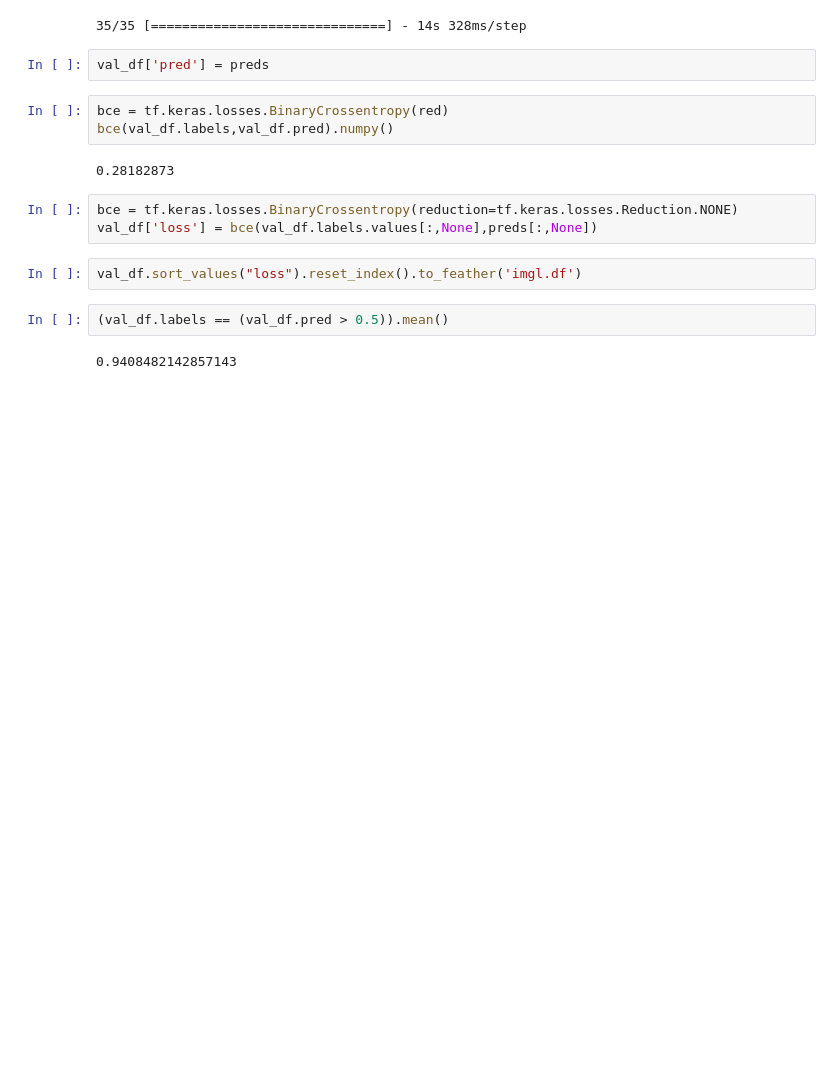
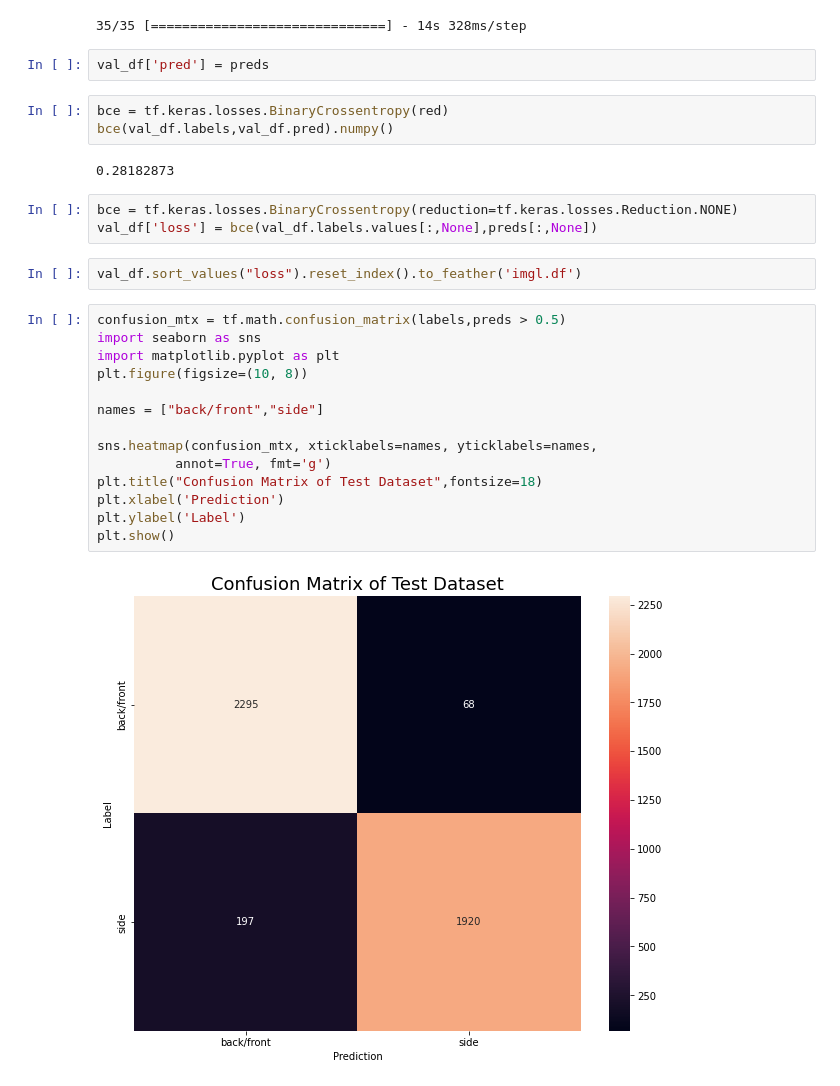
Before and after one commit to MockaWolke/SVI_Model_ToolBox, a Jupyter notebook: view_directions_sequence/training/retrain_best_model.ipynb, the cells around one changed output. Drawn from its saved outputs; the diff is of its cells as text; blank space fills up the shorter version.

```diff
--- a/view_directions_sequence/training/retrain_best_model.ipynb
+++ b/view_directions_sequence/training/retrain_best_model.ipynb
@@ -227,7 +227,19 @@ bce = tf.keras.losses.BinaryCrossentropy(reduction=tf.keras.losses.Reduction.NON
 val_df['loss'] = bce(val_df.labels.values[:,None],preds[:,None])
 # %%
 val_df.sort_values("loss").reset_index().to_feather('imgl.df')
-# %%
-(val_df.labels == (val_df.pred > 0.5)).mean()
-# %% [output]
-0.9408482142857143
+# %%
+confusion_mtx = tf.math.confusion_matrix(labels,preds > 0.5)
+import seaborn as sns
+import matplotlib.pyplot as plt
+plt.figure(figsize=(10, 8))
+
+names = ["back/front","side"]
+
+sns.heatmap(confusion_mtx, xticklabels=names, yticklabels=names,
+          annot=True, fmt='g')
+plt.title("Confusion Matrix of Test Dataset",fontsize=18)
+plt.xlabel('Prediction')
+plt.ylabel('Label')
+plt.show()
+# %% [output]
+[figure, added]
```
